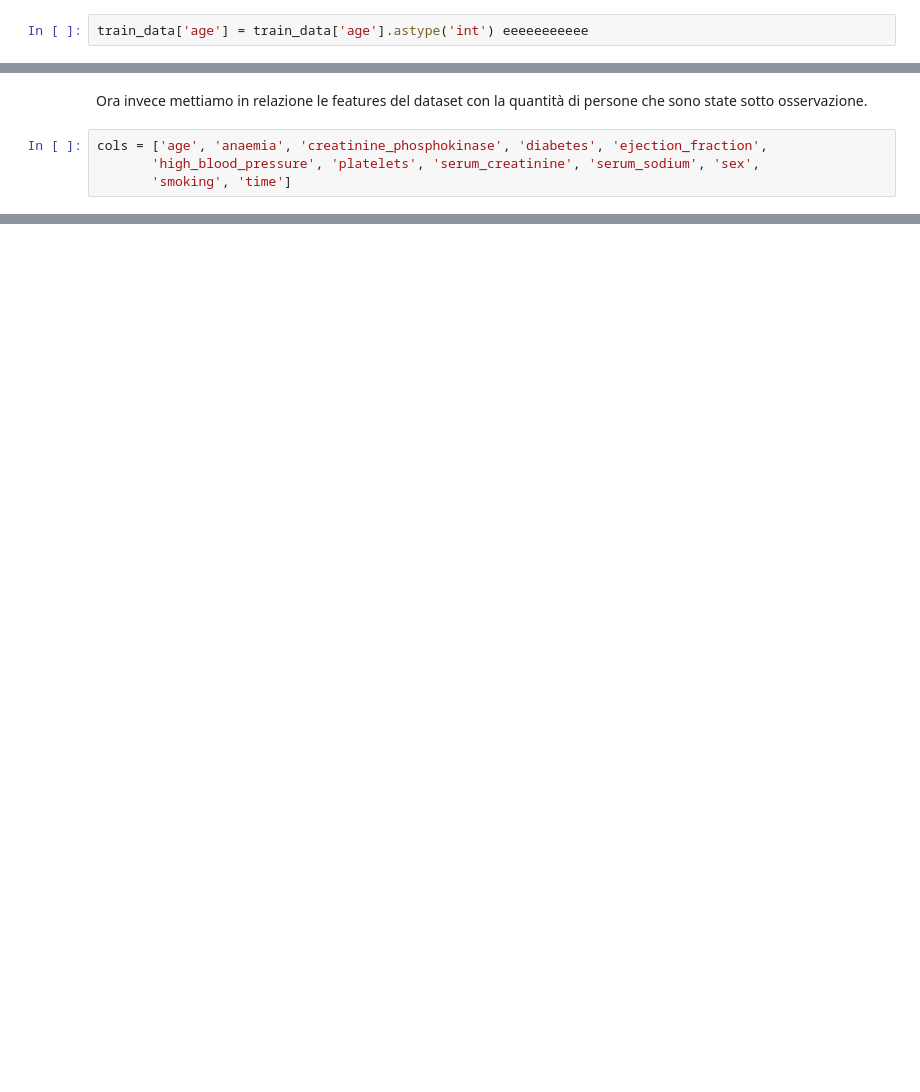
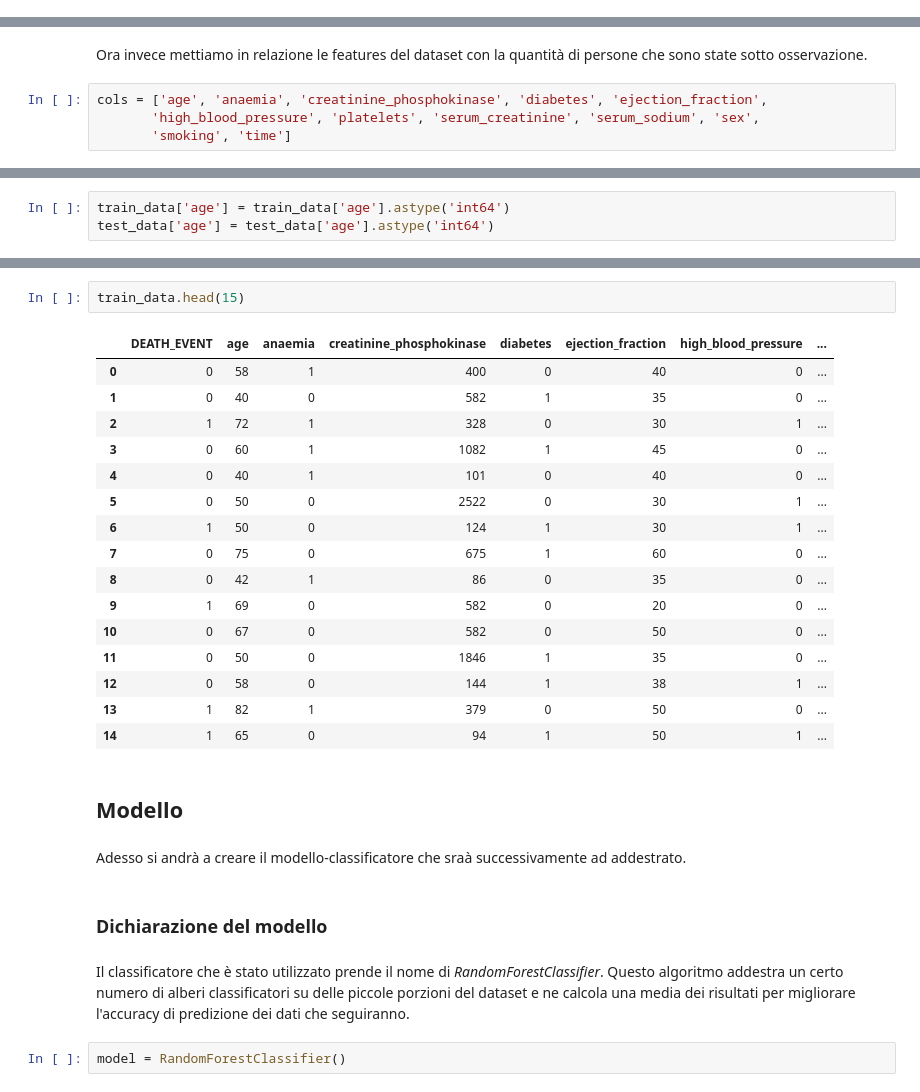
Before and after one commit to rirolli/esame_ia_settembre, a Jupyter notebook: train.ipynb, the cells around one changed output, grey strips where cells are left out. Saved outputs shown, nothing was run; the diff lists cells and outputs as text; blank space fills up the shorter version.

```diff
--- a/train.ipynb
+++ b/train.ipynb
@@ -278,5 +285,3 @@ sns.countplot(train_data['DEATH_EVENT'])
 # %% [output]
 <matplotlib.axes._subplots.AxesSubplot at 0x...>
 [figure]
-# %%
-train_data['age'] = train_data['age'].astype('int') eeeeeeeeeee
@@ -358,0 +366,3 @@ Un'osservazione particolare deve essere fatta sui due picchi nei grafici della c
+# %%
+train_data['age'] = train_data['age'].astype('int64')
+test_data['age'] = test_data['age'].astype('int64')
@@ -358,0 +386,29 @@ Un'osservazione particolare deve essere fatta sui due picchi nei grafici della c
+# %%
+train_data.head(15)
+# %% [output]
+|  | DEATH_EVENT | age | anaemia | creatinine_phosphokinase | diabetes | ejection_fraction | high_blood_pressure | ... |
+| 0 | 0 | 58 | 1 | 400 | 0 | 40 | 0 | ... |
+| 1 | 0 | 40 | 0 | 582 | 1 | 35 | 0 | ... |
+| 2 | 1 | 72 | 1 | 328 | 0 | 30 | 1 | ... |
+| 3 | 0 | 60 | 1 | 1082 | 1 | 45 | 0 | ... |
+| 4 | 0 | 40 | 1 | 101 | 0 | 40 | 0 | ... |
+| 5 | 0 | 50 | 0 | 2522 | 0 | 30 | 1 | ... |
+| 6 | 1 | 50 | 0 | 124 | 1 | 30 | 1 | ... |
+| 7 | 0 | 75 | 0 | 675 | 1 | 60 | 0 | ... |
+| 8 | 0 | 42 | 1 | 86 | 0 | 35 | 0 | ... |
+| 9 | 1 | 69 | 0 | 582 | 0 | 20 | 0 | ... |
+| 10 | 0 | 67 | 0 | 582 | 0 | 50 | 0 | ... |
+| 11 | 0 | 50 | 0 | 1846 | 1 | 35 | 0 | ... |
+| 12 | 0 | 58 | 0 | 144 | 1 | 38 | 1 | ... |
+| 13 | 1 | 82 | 1 | 379 | 0 | 50 | 0 | ... |
+| 14 | 1 | 65 | 0 | 94 | 1 | 50 | 1 | ... |
+# %% [markdown]
+## Modello
+# %% [markdown]
+Adesso si andrà a creare il modello-classificatore che sraà successivamente ad addestrato.
+# %% [markdown]
+### Dichiarazione del modello
+# %% [markdown]
+Il classificatore che è stato utilizzato prende il nome di *RandomForestClassifier*. Questo algoritmo addestra un certo numero di alberi classificatori su delle piccole porzioni del dataset e ne calcola una media dei risultati per migliorare l'accuracy di predizione dei dati che seguiranno.
+# %%
+model = RandomForestClassifier()
```
Also changed, not shown: parts of 31 cells of this notebook.
